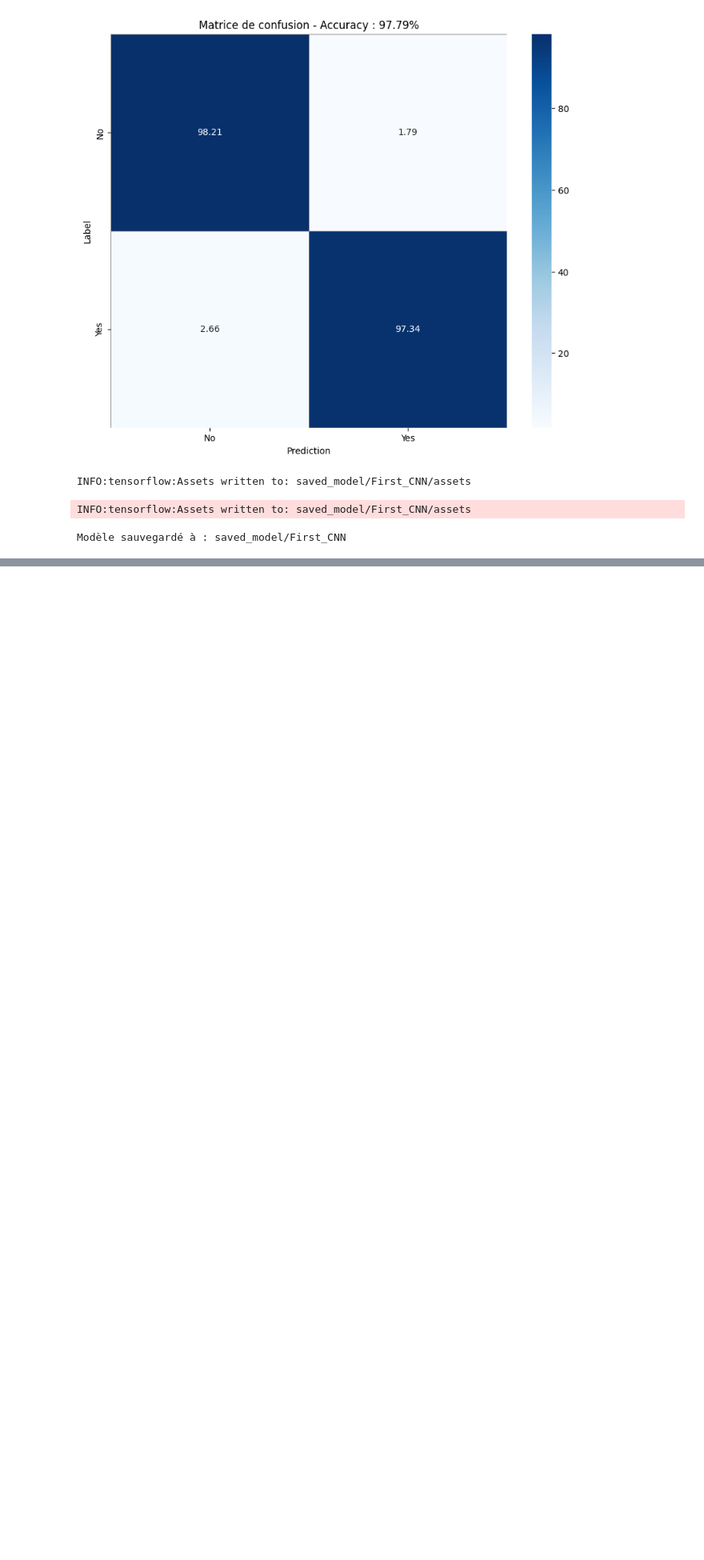
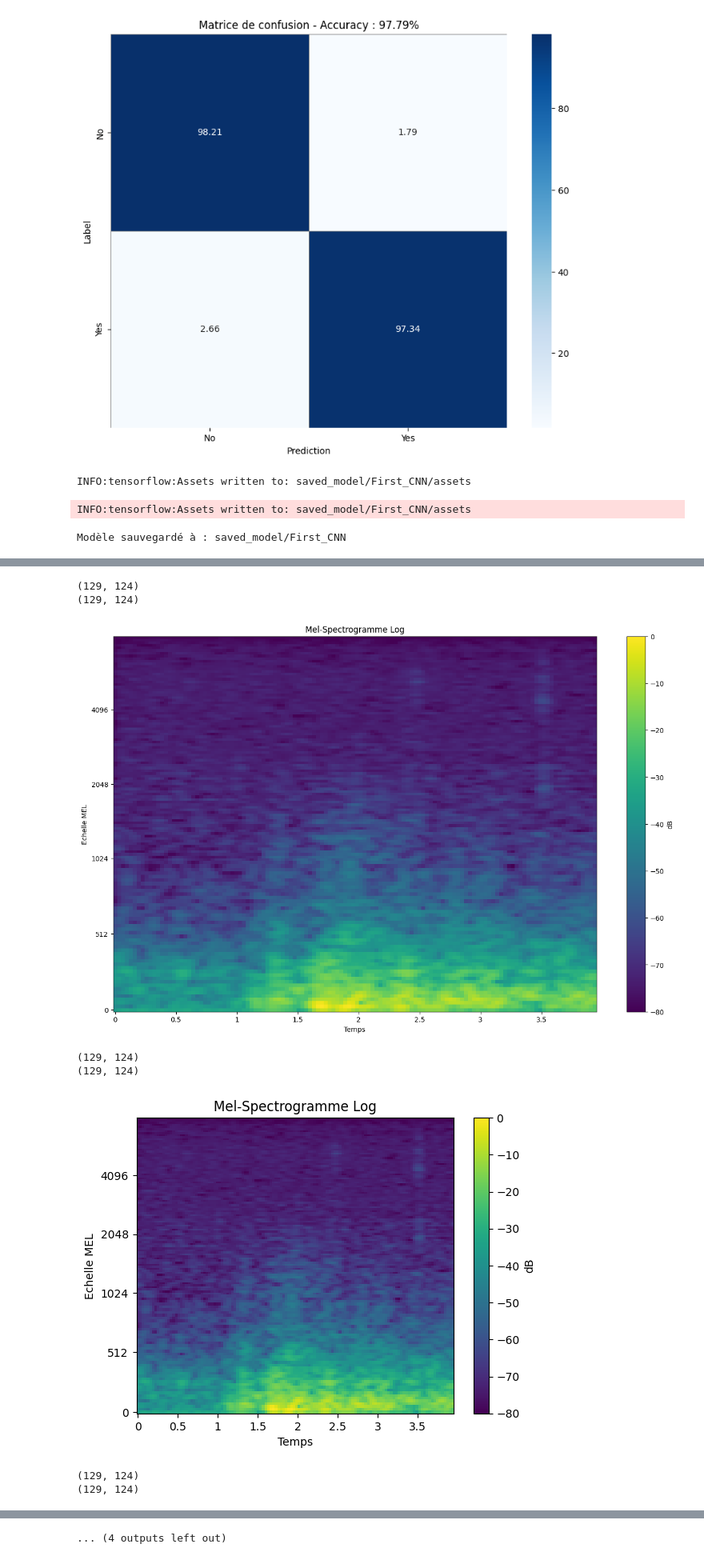
Before and after one commit to RaphaELGrisel/Drone_Audio_Classification, a Jupyter notebook: notebooks/exploration.ipynb, the cells around one changed output, grey strips where cells are left out. Shown at 80% size. Drawn from its saved outputs; the diff is of its cells as text; code cells hidden in the pictures; blank space fills up the shorter version.

```diff
--- a/notebooks/exploration.ipynb
+++ b/notebooks/exploration.ipynb
@@ -199,0 +214,11 @@ Modèle sauvegardé à : saved_model/First_CNN
+# %%
+audio_for_mel.plot_mel_spectrogram(8,"unknown")
+# %% [output]
+(129, 124)
+(129, 124)
+[figure, added]
+(129, 124)
+(129, 124)
+[figure, added]
+(129, 124)
+(129, 124)
@@ -199,0 +235 @@ Modèle sauvegardé à : saved_model/First_CNN
+... (4 outputs left out)
```
Also changed, not shown: parts of 13 cells of this notebook, 1 other file.
